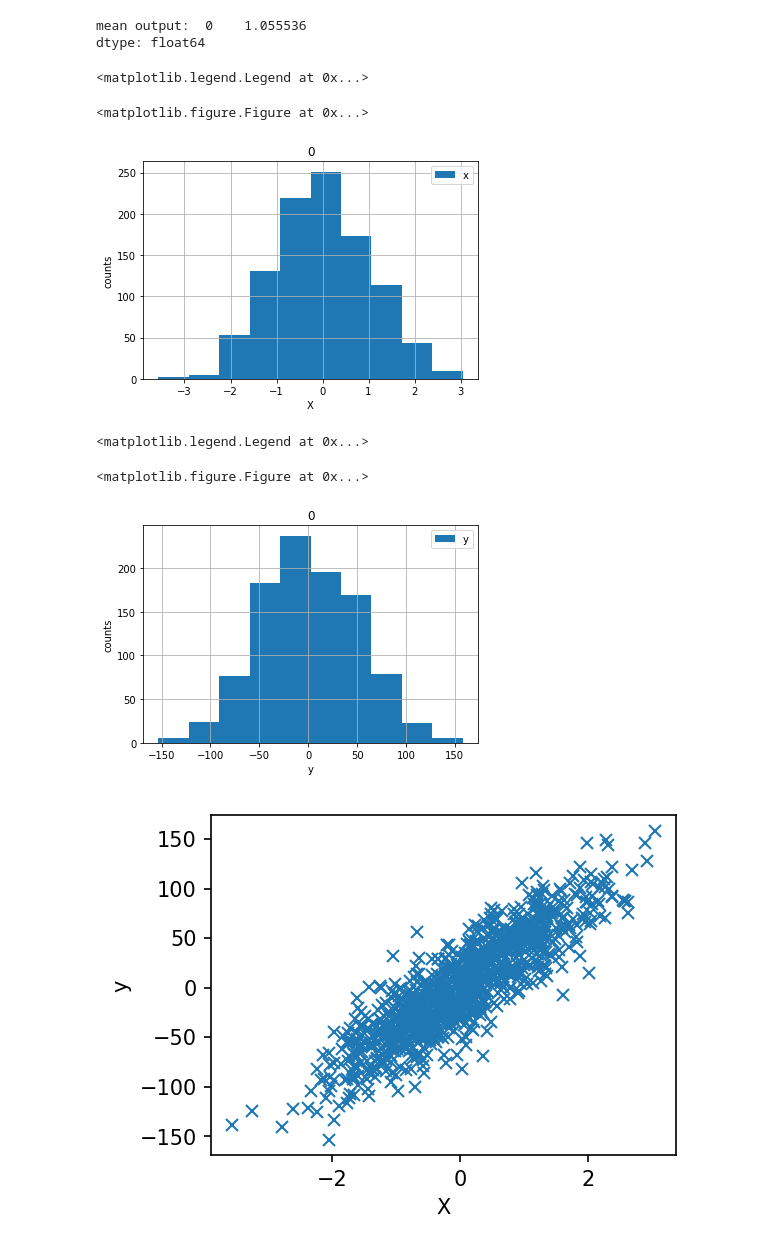
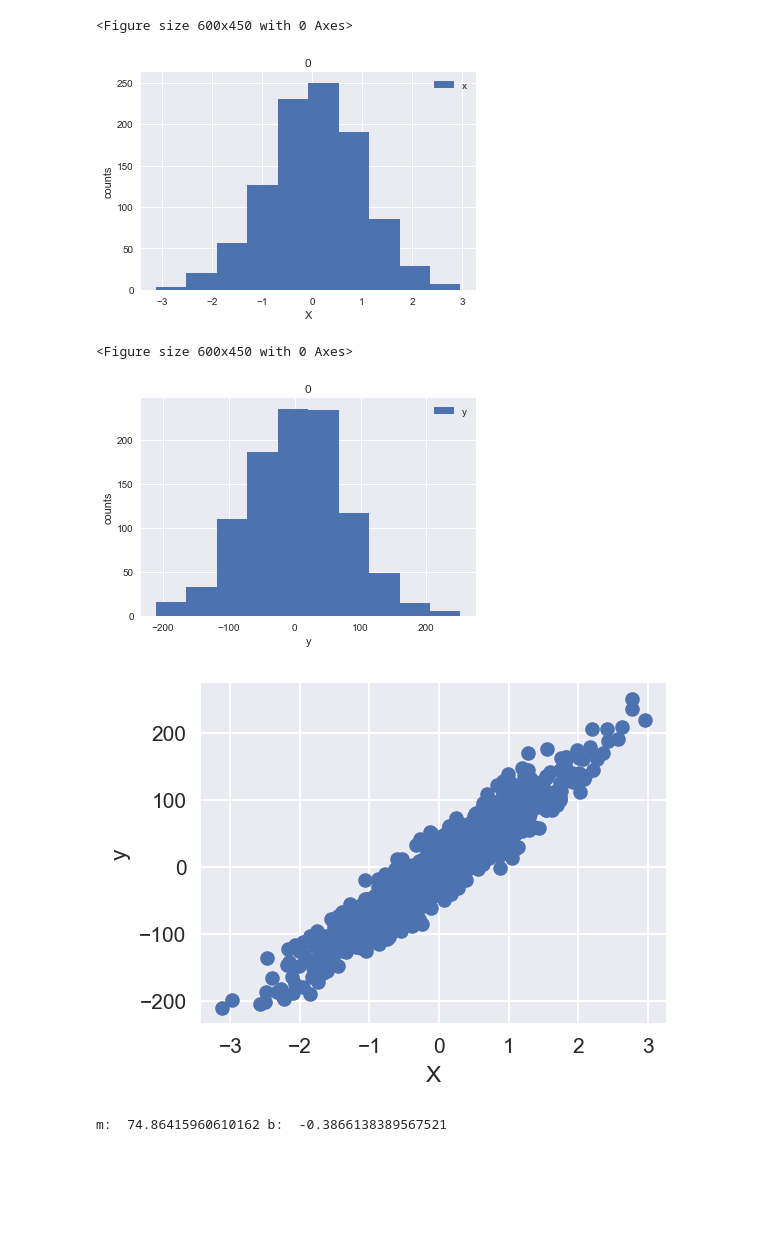
Before and after one commit to learningmachineslab/tutorials, a Jupyter notebook: linearfit/1D Linear Fit.ipynb, the cells around one changed output. Drawn from its saved outputs; the diff is of its cells as text; code cells hidden in the pictures; blank space fills up the shorter version.

```diff
--- a/linearfit/1D Linear Fit.ipynb
+++ b/linearfit/1D Linear Fit.ipynb
@@ -1,9 +1,12 @@
 # %%
 from sklearn.datasets import make_regression
+
 import matplotlib.pyplot as plt
 import pandas as pd
 import numpy as np
 %matplotlib inline
+
+plt.style.use('seaborn')
 # %%
 X, y = make_regression(n_samples=1000, n_features=1, noise=25)
 X = pd.DataFrame(data=X)
@@ -16,32 +19,25 @@ dtype: float64
-# %%
-print('mean output: ', y.mean())
-# %% [output]
-mean output:  0    1.055536
-dtype: float64
 # %%
 plt.figure(figsize=(4,3), dpi=150);
-X.hist()
-plt.xlabel('X')
-plt.ylabel('counts')
-plt.legend('x')
+X.hist();
+plt.xlabel('X');
+plt.ylabel('counts');
+plt.legend('x');
 # %% [output]
-<matplotlib.legend.Legend at 0x...>
+<Figure size 600x450 with 0 Axes>
-<matplotlib.figure.Figure at 0x...>
-[figure, old version]
+[figure, new version]
 # %%
 plt.figure(figsize=(4,3), dpi=150);
-y.hist()
+y.hist();
 plt.xlabel('y');
 plt.ylabel('counts');
-plt.legend('y')
+plt.legend('y');
 # %% [output]
-<matplotlib.legend.Legend at 0x...>
+<Figure size 600x450 with 0 Axes>
-<matplotlib.figure.Figure at 0x...>
-[figure, old version]
+[figure, new version]
 # %%
 plt.figure(figsize=(4,3), dpi=150);
-plt.plot(X,y,'x');
+plt.plot(X,y,'o');
 plt.xlabel('X');
 plt.ylabel('y');
 # %% [output]
-[figure, old version]
+[figure, new version]
@@ -48,3 +55,8 @@ plt.ylabel('y');
+# %%
+b0,b1 = computeCoeffs(X.values.flatten(),y.values.flatten())
+print('m: ', b1, 'b: ', b0)
+# %% [output]
+m:  74.86415960610162 b:  -0.3866138389567521
 # %%
 fit = np.polyfit(X.values.flatten(),y.values.flatten(),1)
 print('m: ', fit[0], 'b: ', fit[1])
```
Also changed, not shown: parts of 12 cells of this notebook.
